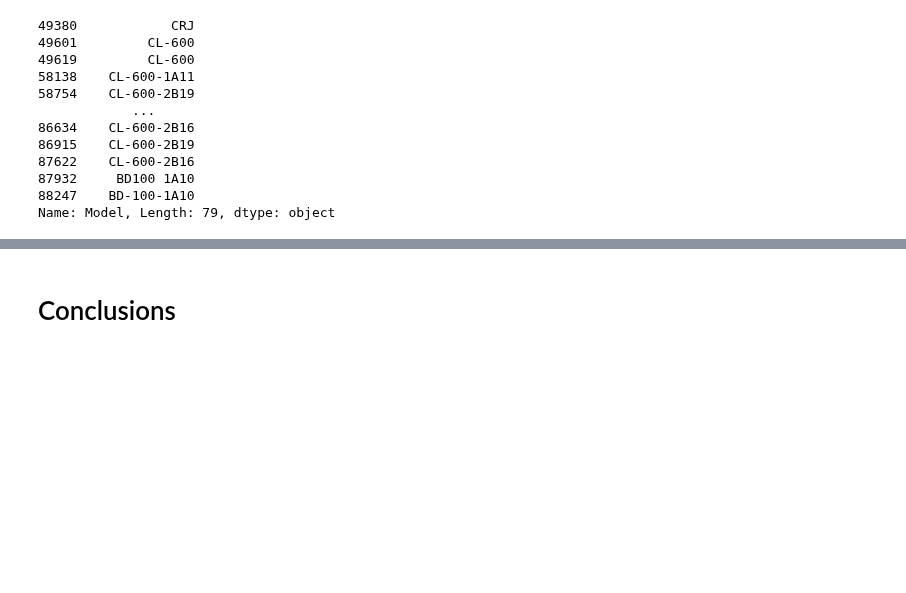
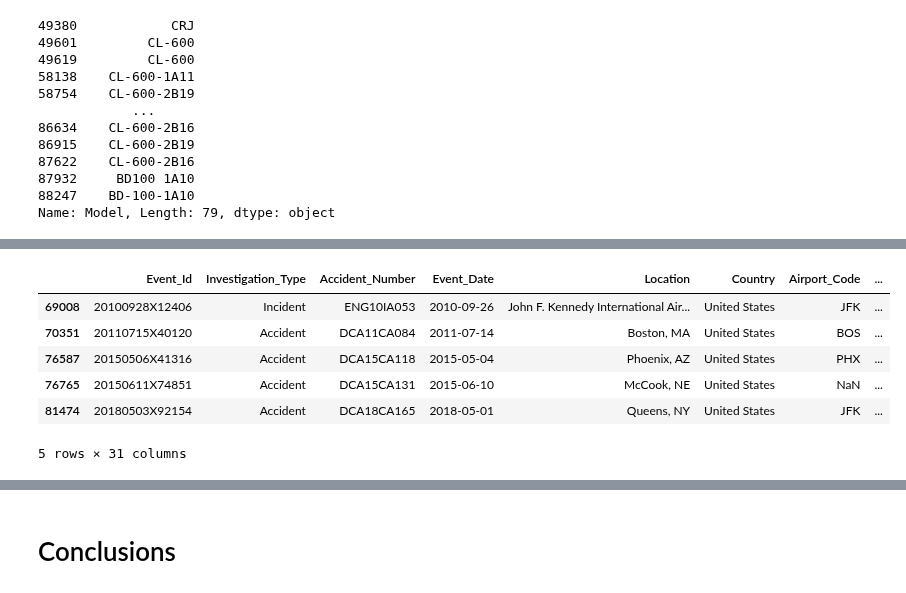
Before and after one commit to scarlettvalentin/aviation_project, a Jupyter notebook: notebook.ipynb, the cells around one changed output, grey strips where cells are left out. Cells and saved outputs as stored; diff of their text form; code cells hidden in the pictures; blank space fills up the shorter version.

```diff
--- a/notebook.ipynb
+++ b/notebook.ipynb
@@ -513,0 +436,10 @@ top_4_makes[(top_4_makes['Make']=='Bombardier') & (top_4_makes['Region']=='south
+# %%
+top_4_makes[top_4_makes['Model'] == 'CL600 2D24']
+# %% [output]
+|  | Event_Id | Investigation_Type | Accident_Number | Event_Date | Location | Country | Airport_Code | ... |
+| 69008 | 20100928X12406 | Incident | ENG10IA053 | 2010-09-26 | John F. Kennedy International Air... | United States | JFK | ... |
+| 70351 | 20110715X40120 | Accident | DCA11CA084 | 2011-07-14 | Boston, MA | United States | BOS | ... |
+| 76587 | 20150506X41316 | Accident | DCA15CA118 | 2015-05-04 | Phoenix, AZ | United States | PHX | ... |
+| 76765 | 20150611X74851 | Accident | DCA15CA131 | 2015-06-10 | McCook, NE | United States | NaN | ... |
+| 81474 | 20180503X92154 | Accident | DCA18CA165 | 2018-05-01 | Queens, NY | United States | JFK | ... |
+5 rows × 31 columns
```
Also changed, not shown: parts of 30 cells of this notebook.
